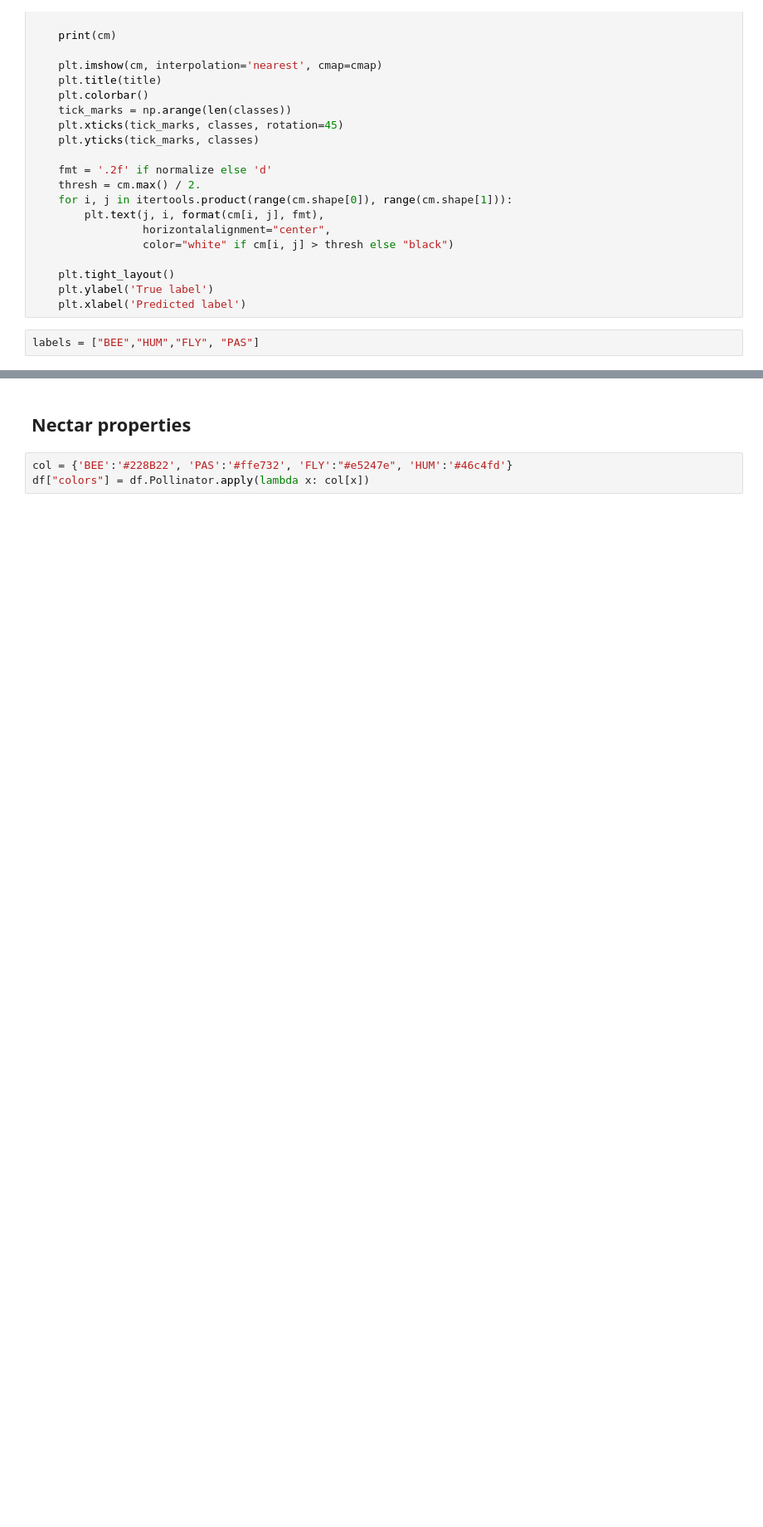
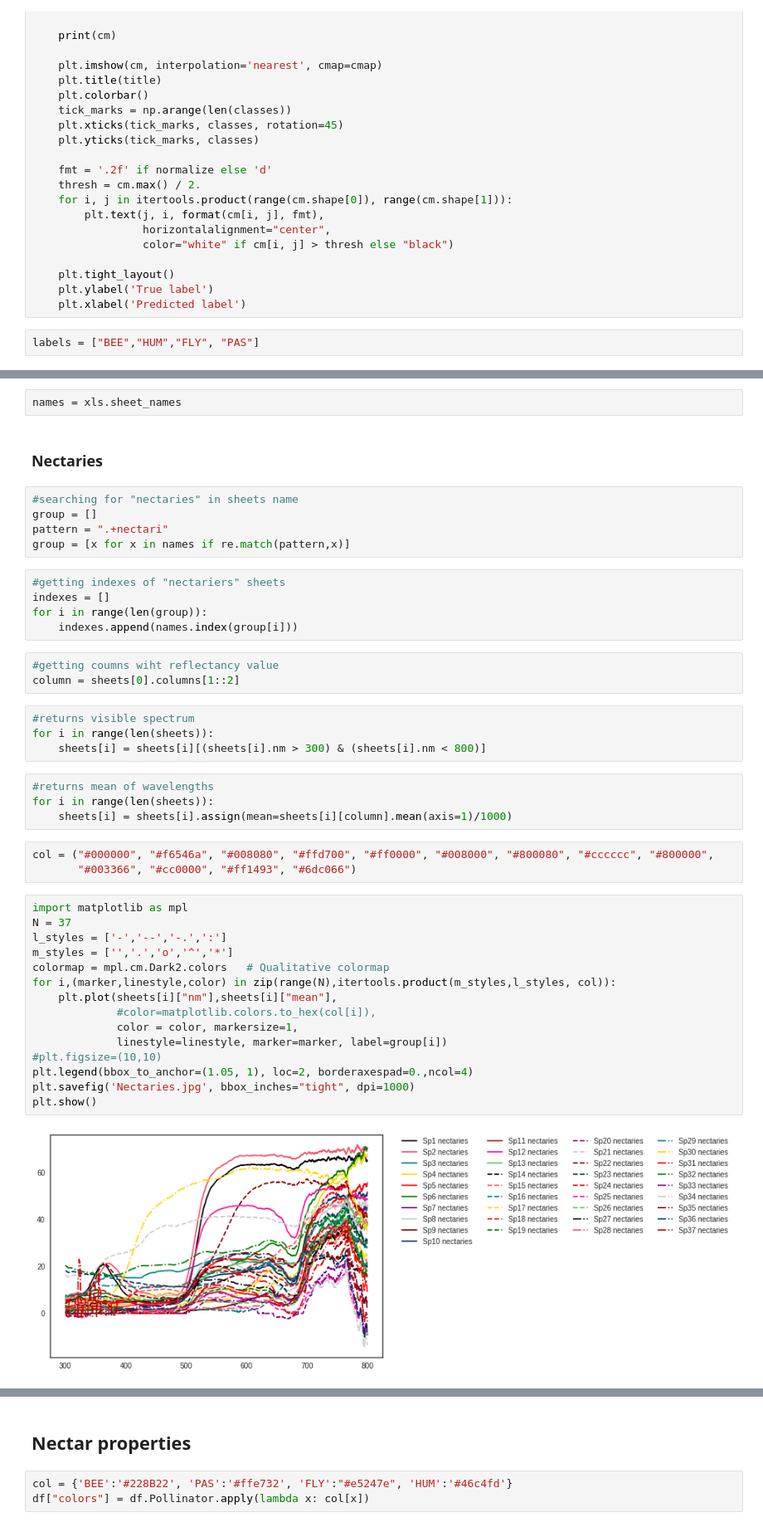
Before and after one commit to AgataRoguz/projekty_uw, a Jupyter notebook: Fritillaria_evolution.ipynb, the cells around one changed output, grey strips where cells are left out. Shown at 83% size. Drawn from its saved outputs; the diff is of its cells as text; blank space fills up the shorter version.

Commit message:
Reflectancy

```diff
--- a/Fritillaria_evolution.ipynb
+++ b/Fritillaria_evolution.ipynb
@@ -393,0 +399,45 @@ avg / total       0.99      0.99      0.99       706
+# %%
+names = xls.sheet_names
+# %% [markdown]
+### Nectaries
+# %%
+#searching for "nectaries" in sheets name
+group = []
+pattern = ".+nectari"
+group = [x for x in names if re.match(pattern,x)]
+# %%
+#getting indexes of "nectariers" sheets
+indexes = []
+for i in range(len(group)):
+    indexes.append(names.index(group[i]))
+# %%
+#getting coumns wiht reflectancy value
+column = sheets[0].columns[1::2]
+# %%
+#returns visible spectrum
+for i in range(len(sheets)):
+    sheets[i] = sheets[i][(sheets[i].nm > 300) & (sheets[i].nm < 800)]
+# %%
+#returns mean of wavelengths
+for i in range(len(sheets)):
+    sheets[i] = sheets[i].assign(mean=sheets[i][column].mean(axis=1)/1000)
+# %%
+col = ("#000000", "#f6546a", "#008080", "#ffd700", "#ff0000", "#008000", "#800080", "#cccccc", "#800000",
+       "#003366", "#cc0000", "#ff1493", "#6dc066")
+# %%
+import matplotlib as mpl
+N = 37
+l_styles = ['-','--','-.',':']
+m_styles = ['','.','o','^','*']
+colormap = mpl.cm.Dark2.colors   # Qualitative colormap
+for i,(marker,linestyle,color) in zip(range(N),itertools.product(m_styles,l_styles, col)):
+    plt.plot(sheets[i]["nm"],sheets[i]["mean"],
+             #color=matplotlib.colors.to_hex(col[i]),
+             color = color, markersize=1,
+             linestyle=linestyle, marker=marker, label=group[i])
+#plt.figsize=(10,10)
+plt.legend(bbox_to_anchor=(1.05, 1), loc=2, borderaxespad=0.,ncol=4)
+plt.savefig('Nectaries.jpg', bbox_inches="tight", dpi=1000)
+plt.show()
+# %% [output]
+[figure, added]
```
Also changed, not shown: parts of 73 cells of this notebook.
